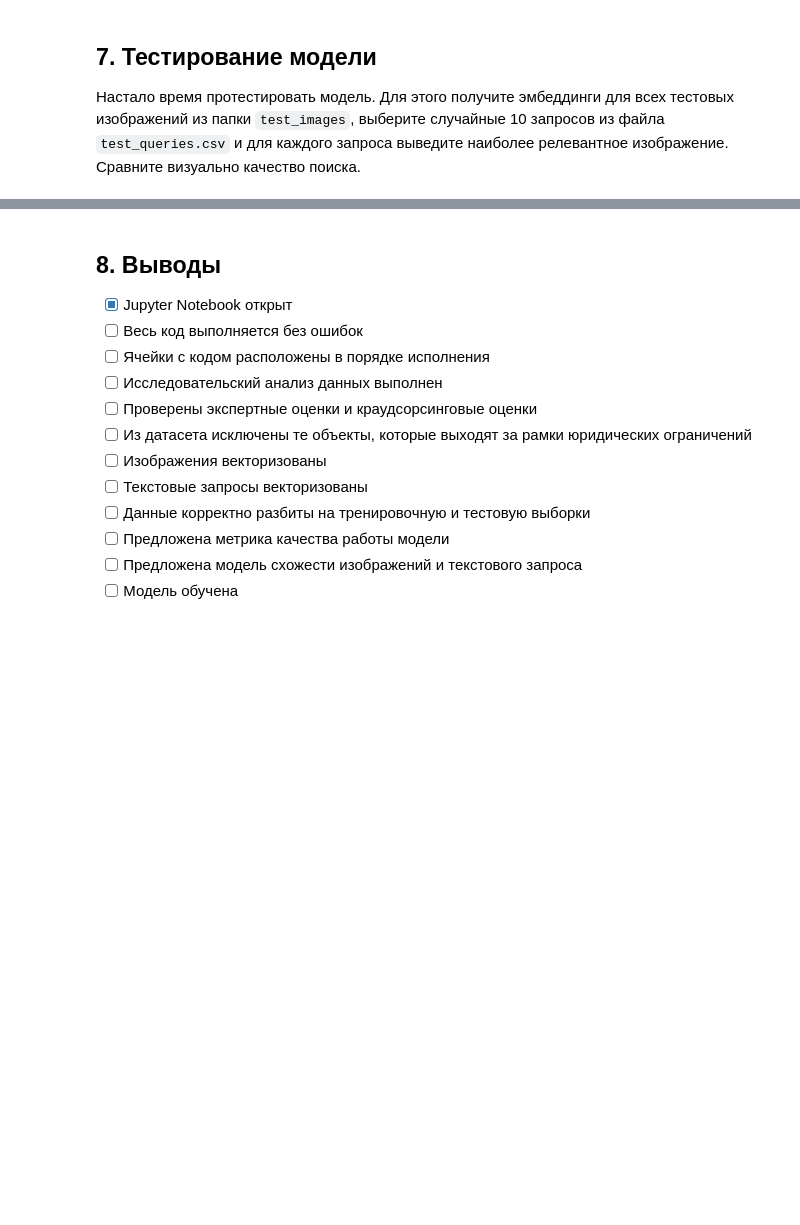
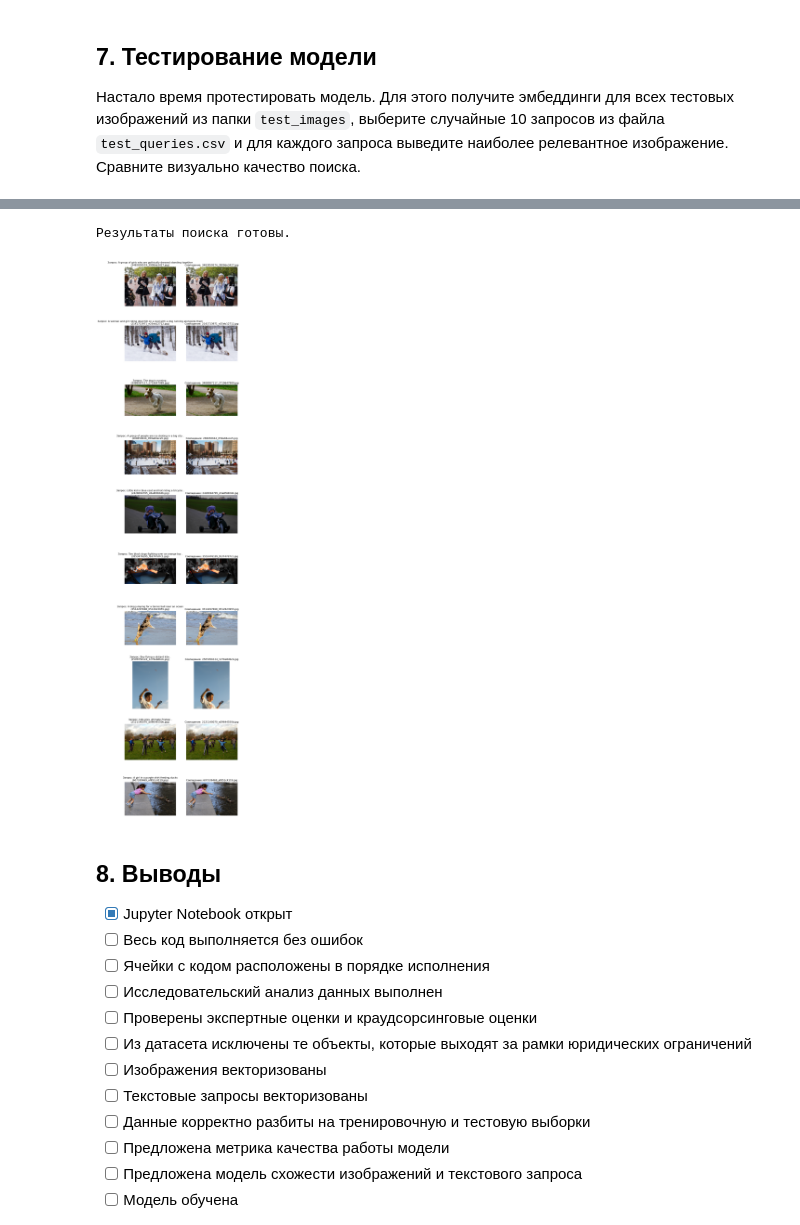
Before and after one commit to Andrefan1406/sb5, a Jupyter notebook: Сборный проект 5 - 15.01.2025.ipynb, the cells around one changed output, grey strips where cells are left out. Cells and saved outputs as stored; diff of their text form; code cells hidden in the pictures; blank space fills up the shorter version.

```diff
--- a/Сборный проект 5 - 15.01.2025.ipynb
+++ b/Сборный проект 5 - 15.01.2025.ipynb
@@ -522,3 +615,54 @@ y_test = test_df['target']
+# %%
+# Ищем наиболее похожие изображения
+results = []
+
+for _, row in random_queries.iterrows():
+    # Убираем суффикс (#1, #2) из имени файла
+    query_image_name = row['query_id'].split('#')[0]
+    query_image_path = os.path.join(test_image_folder, query_image_name)
+
+    query_embedding = extract_vector(query_image_path)
+
+    if query_embedding is None:
+        print(f"Пропущен запрос {row['query_id']} (файл не найден)")
+        continue  # Пропускаем итерацию
+
+    best_match = find_most_similar_image(query_embedding, image_embeddings_df)
+    results.append((row['query_id'], best_match))
+
+print("Результаты поиска готовы.")
+# %% [output]
+Результаты поиска готовы.
+# %%
+# Визуализация результатов
+fig, axes = plt.subplots(len(results), 2, figsize=(10, 5 * len(results)))
+
+for i, (query_id, matched_image) in enumerate(results):
+    # Убираем `#1`, `#2` из имени файла
+    query_image_name = query_id.split('#')[0]
+    matched_image_name = matched_image.split('#')[0]
+
+    query_image_path = os.path.join(test_image_folder, query_image_name)
+    matched_image_path = os.path.join(test_image_folder, matched_image_name)
+
+    # Находим текстовый запрос для query_id
+    query_text = test_queries.loc[test_queries['query_id'] == query_id, 'query_text'].values[0]
+
+      # Загружаем изображения
+    query_img = Image.open(query_image_path)
+    matched_img = Image.open(matched_image_path)
+
+    axes[i, 0].imshow(query_img)
+    axes[i, 0].set_title(f"Запрос: {query_text}\n({query_image_name})")
+    axes[i, 0].axis("off")
+
+    axes[i, 1].imshow(matched_img)
+    axes[i, 1].set_title(f"Совпадение: {matched_image_name}")
+    axes[i, 1].axis("off")
+
+plt.show()
+# %% [output]
+[figure, added]
 # %% [markdown]
 ## 8. Выводы
 
```
Also changed, not shown: parts of 24 cells of this notebook, 1 other file.
